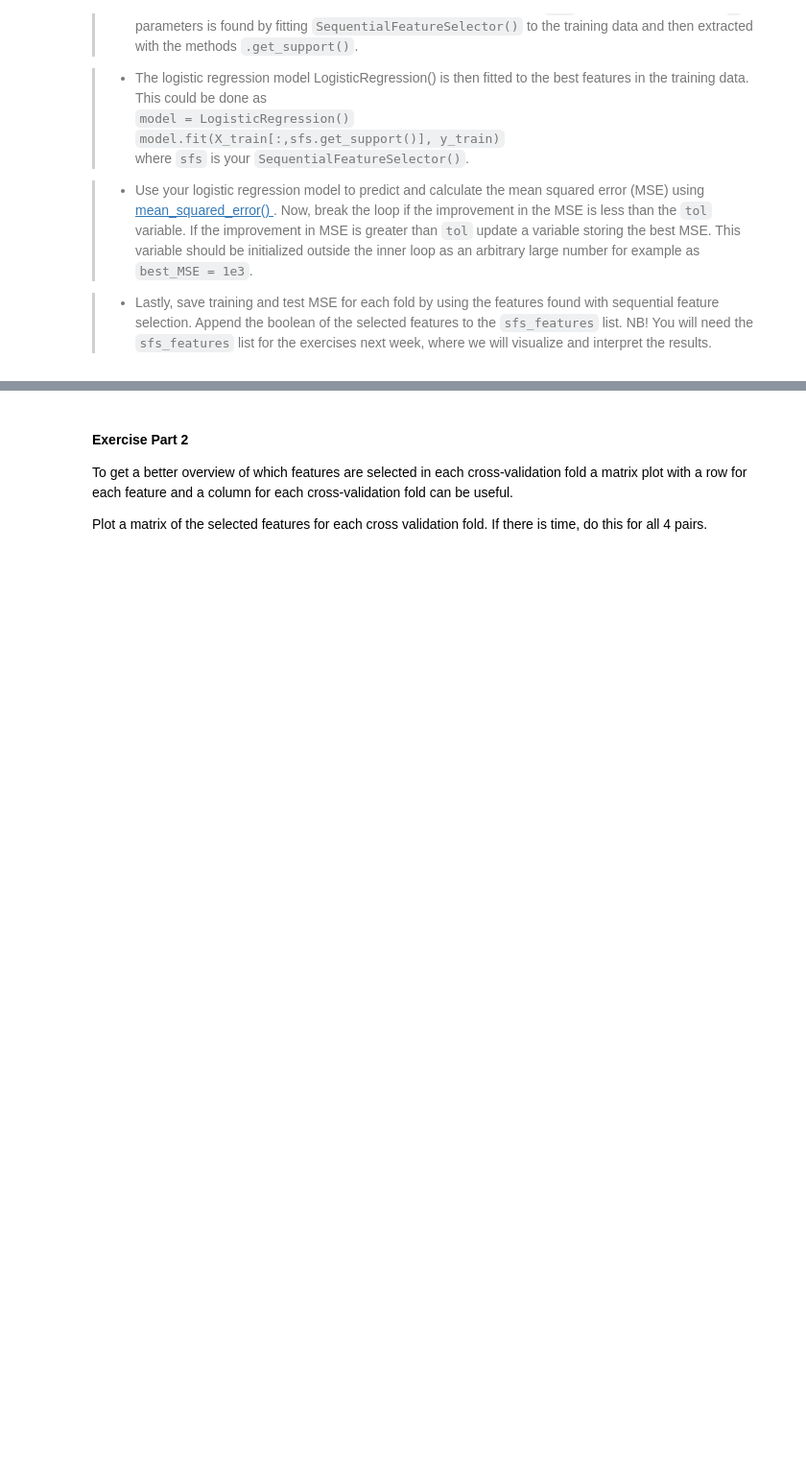
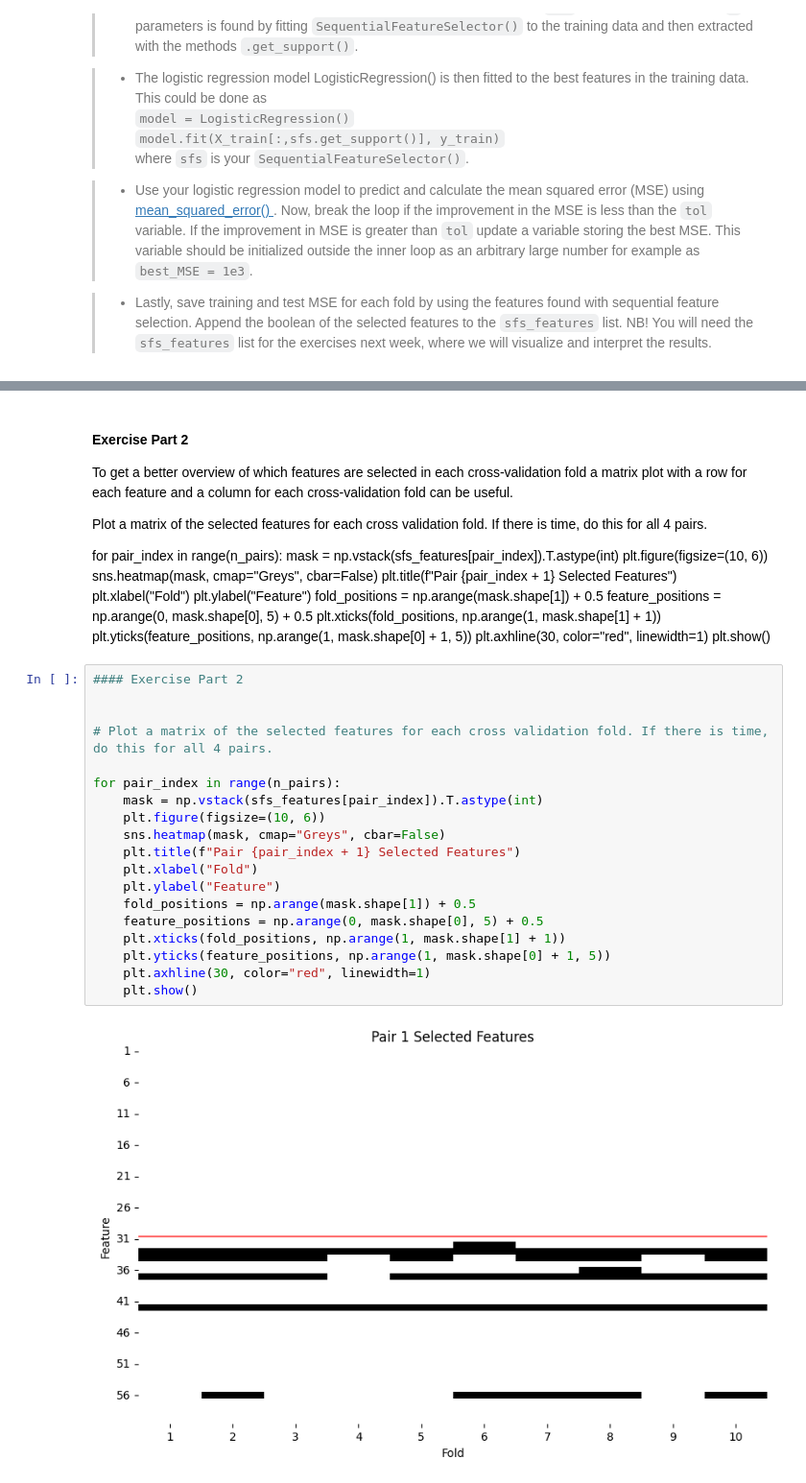
Before and after one commit to FionaWennberg/Miniproject2, a Jupyter notebook: logistic_regression_classification_2025_weeks8&9.ipynb, the cells around one changed output, grey strips where cells are left out. Shown at 96% size. Cells and saved outputs as stored; diff of their text form; blank space fills up the shorter version.

Commit message:
exercise 2

```diff
--- a/logistic_regression_classification_2025_weeks8&9.ipynb
+++ b/logistic_regression_classification_2025_weeks8&9.ipynb
@@ -126,3 +124,38 @@ KeyboardInterrupt:
 To get a better overview of which features are selected in each cross-validation fold a matrix plot with a row for each feature and a column for each cross-validation fold can be useful.
 
 Plot a matrix of the selected features for each cross validation fold. If there is time, do this for all 4 pairs.
+
+for pair_index in range(n_pairs):
+    mask = np.vstack(sfs_features[pair_index]).T.astype(int)
+    plt.figure(figsize=(10, 6))
+    sns.heatmap(mask, cmap="Greys", cbar=False)
+    plt.title(f"Pair {pair_index + 1} Selected Features")
+    plt.xlabel("Fold")
+    plt.ylabel("Feature")
+    fold_positions = np.arange(mask.shape[1]) + 0.5
+    feature_positions = np.arange(0, mask.shape[0], 5) + 0.5
+    plt.xticks(fold_positions, np.arange(1, mask.shape[1] + 1))
+    plt.yticks(feature_positions, np.arange(1, mask.shape[0] + 1, 5))
+    plt.axhline(30, color="red", linewidth=1)
+    plt.show()
+# %%
+#### Exercise Part 2
+
+
+# Plot a matrix of the selected features for each cross validation fold. If there is time, do this for all 4 pairs.
+
+for pair_index in range(n_pairs):
+    mask = np.vstack(sfs_features[pair_index]).T.astype(int)
+    plt.figure(figsize=(10, 6))
+    sns.heatmap(mask, cmap="Greys", cbar=False)
+    plt.title(f"Pair {pair_index + 1} Selected Features")
+    plt.xlabel("Fold")
+    plt.ylabel("Feature")
+    fold_positions = np.arange(mask.shape[1]) + 0.5
+    feature_positions = np.arange(0, mask.shape[0], 5) + 0.5
+    plt.xticks(fold_positions, np.arange(1, mask.shape[1] + 1))
+    plt.yticks(feature_positions, np.arange(1, mask.shape[0] + 1, 5))
+    plt.axhline(30, color="red", linewidth=1)
+    plt.show()
+# %% [output]
+[figure, added]
```
Also changed, not shown: parts of 2 cells of this notebook.
